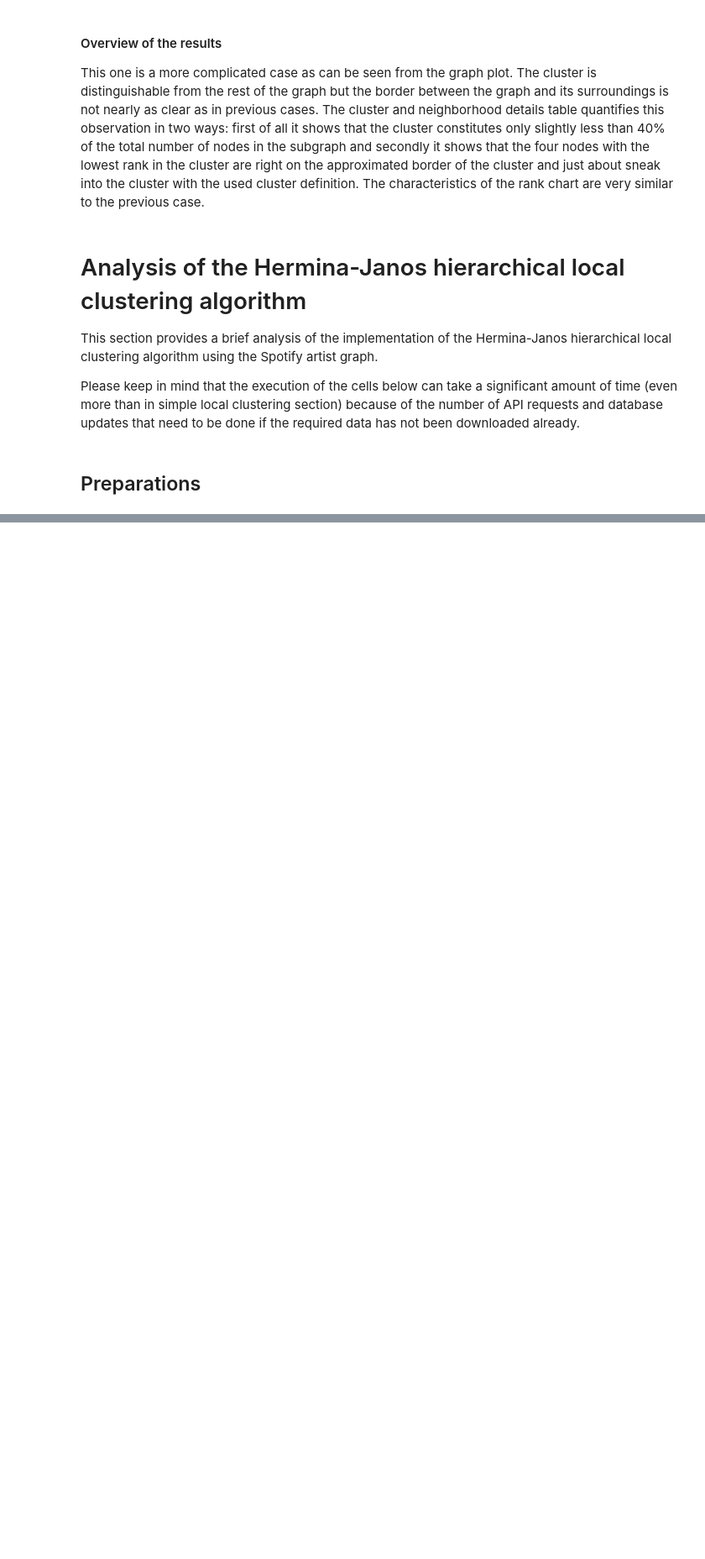
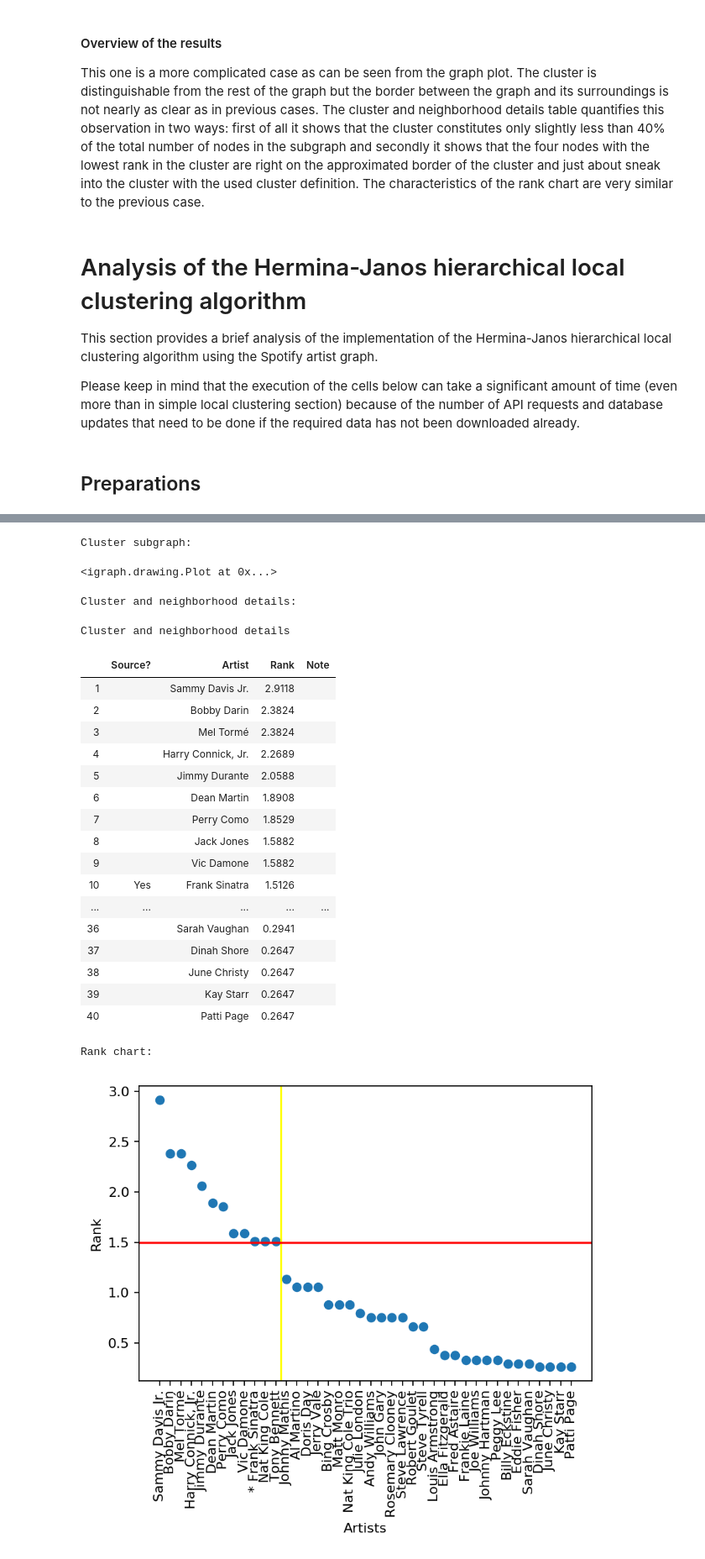
Before and after one commit to volfpeter/localclustering, a Jupyter notebook: documents/Algorithm Analysis with the Spotify Related Artists Graph.ipynb, the cells around one changed output, grey strips where cells are left out. Shown at 84% size. Saved outputs shown, nothing was run; the diff lists cells and outputs as text; code cells hidden in the pictures; blank space fills up the shorter version.

Commit message:
added some analysis for the hierarchical local clustering algorithm

```diff
--- a/documents/Algorithm Analysis with the Spotify Related Artists Graph.ipynb
+++ b/documents/Algorithm Analysis with the Spotify Related Artists Graph.ipynb
@@ -217,7 +217,7 @@ def plot_cluster(source_nodes, cluster, rank_provider):
         vertex_size=sizes
     ))
 # %%
-def plot_rank_chart(cluster, rank_provider, threshold):
+def plot_rank_chart(cluster, rank_provider, threshold = None):
     """Plots the rank chart of the given cluster."""
     nodes = get_nodes_ordered_in_cluster_rank_name_order(cluster, rank_provider)
     ranks = rank_provider.get_rank_for_nodes(nodes)
@@ -227,7 +227,8 @@ def plot_rank_chart(cluster, rank_provider, threshold):
     pyplot.scatter(range(number_of_artists), ranks)
     pyplot.xticks(range(number_of_artists), names, rotation=90)
     pyplot.axvline(len(cluster) - 0.5, color="yellow")
-    pyplot.axhline(threshold, color="red")
+    if threshold is not None:
+        pyplot.axhline(threshold, color="red")
     pyplot.xlabel("Artists")
     pyplot.ylabel("Rank")
     pyplot.show()
@@ -512,0 +503,20 @@ hierarchical_cluster_engine.min_cluster_size = 20
+# %%
+# Create the graph to execute the clustering algorithm on.
+graph = create_new_graph_with_clean_database("analysis")
+
+# Create the hierarchical cluster engine and set up the cluster definition it should use.
+hierarchical_cluster_engine = HierarchicalClusterEngine()
+hierarchical_cluster_engine.cluster_definition = ConnectivityClusterDefinition(
+    weighting_coefficient=1.5,
+    threshold_modifier=0.85
+)
+
+# Find the node that represents the artist in the graph.
+artist_node = graph.nodes.get_node_by_name("Frank Sinatra", can_validate_and_load=True)
+if artist_node is None:
+    raise ValueError("Node couldn't be loaded. Probably either there is a connection "
+                     "problem with the Spotify API. Make sure your internet connection "
+                     "is working and you have set a correct Spotify client ID and key pair.")
+
+# Specify the source nodes for the clustering.
+source_nodes = [artist_node]
@@ -512,0 +529,44 @@ hierarchical_cluster_engine.min_cluster_size = 20
+# %%
+# Execute the clustering.
+hierarchical_cluster_engine.min_cluster_size = 5
+cluster = hierarchical_cluster_engine.cluster(source_nodes)
+
+# Construct a rank provider for the clustering that was just executed.
+rank_provider = hierarchical_cluster_engine.get_rank_provider()
+
+# Try to figure out the approximate value of the threshold.
+threshold = hierarchical_cluster_engine.last_step_history.last_step.get_gain_descriptor_for_node(artist_node).weighting_coefficient
+
+# Plot the cluster and print it as a table as well.
+# Notice that display() must be used for the plot to be visible,
+# otherwise only the second output will be visible.
+print("Cluster subgraph:")
+plot_cluster(source_nodes, cluster, rank_provider)
+print("\n\nCluster and neighborhood details:")
+plot_result_as_table(source_nodes, cluster, rank_provider, threshold)
+print("\n\nRank chart:")
+plot_rank_chart(cluster, rank_provider, threshold)
+# %% [output]
+Cluster subgraph:
+<igraph.drawing.Plot at 0x...>
+Cluster and neighborhood details:
+Cluster and neighborhood details
+|  | Source? | Artist | Rank | Note |
+| 1 |  | Sammy Davis Jr. | 2.9118 |  |
+| 2 |  | Bobby Darin | 2.3824 |  |
+| 3 |  | Mel Tormé | 2.3824 |  |
+| 4 |  | Harry Connick, Jr. | 2.2689 |  |
+| 5 |  | Jimmy Durante | 2.0588 |  |
+| 6 |  | Dean Martin | 1.8908 |  |
+| 7 |  | Perry Como | 1.8529 |  |
+| 8 |  | Jack Jones | 1.5882 |  |
+| 9 |  | Vic Damone | 1.5882 |  |
+| 10 | Yes | Frank Sinatra | 1.5126 |  |
+| ... | ... | ... | ... | ... |
+| 36 |  | Sarah Vaughan | 0.2941 |  |
+| 37 |  | Dinah Shore | 0.2647 |  |
+| 38 |  | June Christy | 0.2647 |  |
+| 39 |  | Kay Starr | 0.2647 |  |
+| 40 |  | Patti Page | 0.2647 |  |
+Rank chart:
+[figure, added]
```
Also changed, not shown: parts of 12 cells of this notebook, 1 other file.
